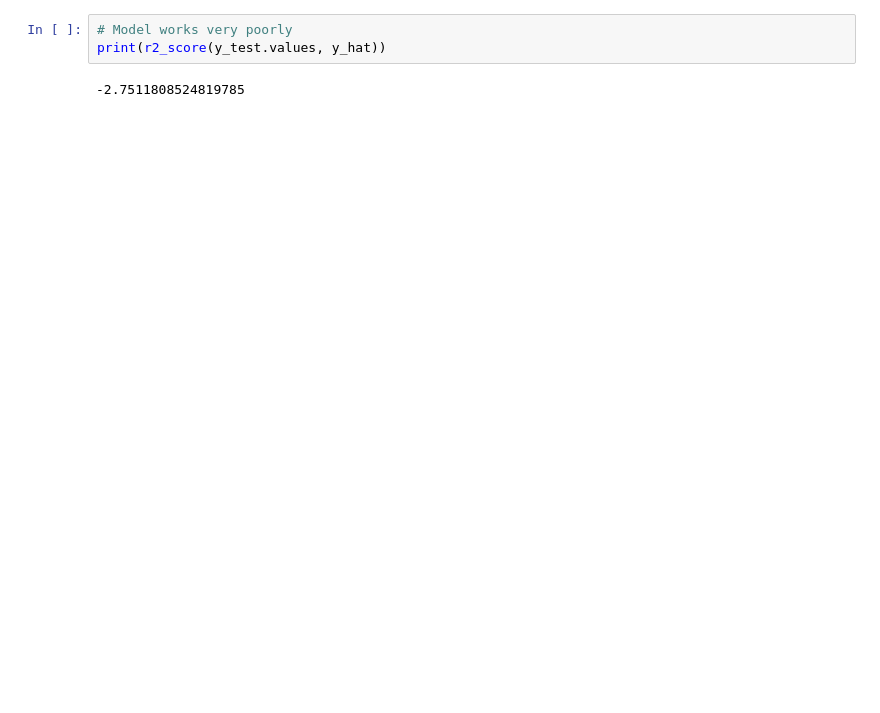
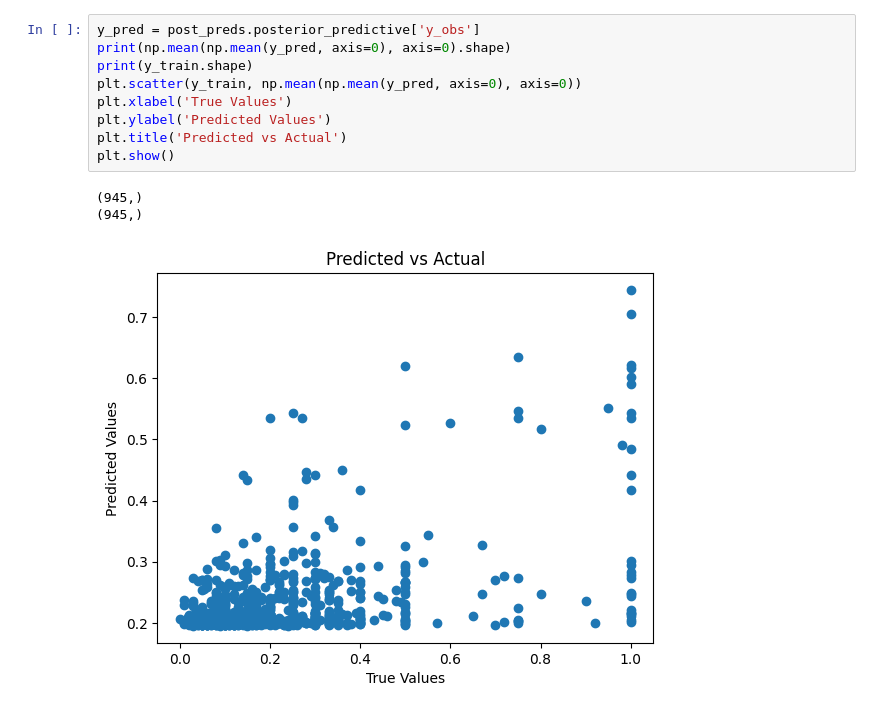
Before and after one commit to ThomasMMcBride/ml2-project, a Jupyter notebook: bayesian_nn.ipynb, the cells around one changed output. Cells and saved outputs as stored; diff of their text form; blank space fills up the shorter version.

```diff
--- a/bayesian_nn.ipynb
+++ b/bayesian_nn.ipynb
@@ -108,5 +115,13 @@ for i in range(X_test.shape[0]):
 # %%
-# Model works very poorly
-print(r2_score(y_test.values, y_hat))
+y_pred = post_preds.posterior_predictive['y_obs']
+print(np.mean(np.mean(y_pred, axis=0), axis=0).shape)
+print(y_train.shape)
+plt.scatter(y_train, np.mean(np.mean(y_pred, axis=0), axis=0))
+plt.xlabel('True Values')
+plt.ylabel('Predicted Values')
+plt.title('Predicted vs Actual')
+plt.show()
 # %% [output]
--2.7511808524819785
+(945,)
+(945,)
+[figure, added]
```
Also changed, not shown: parts of 8 cells of this notebook, 1 other file.
